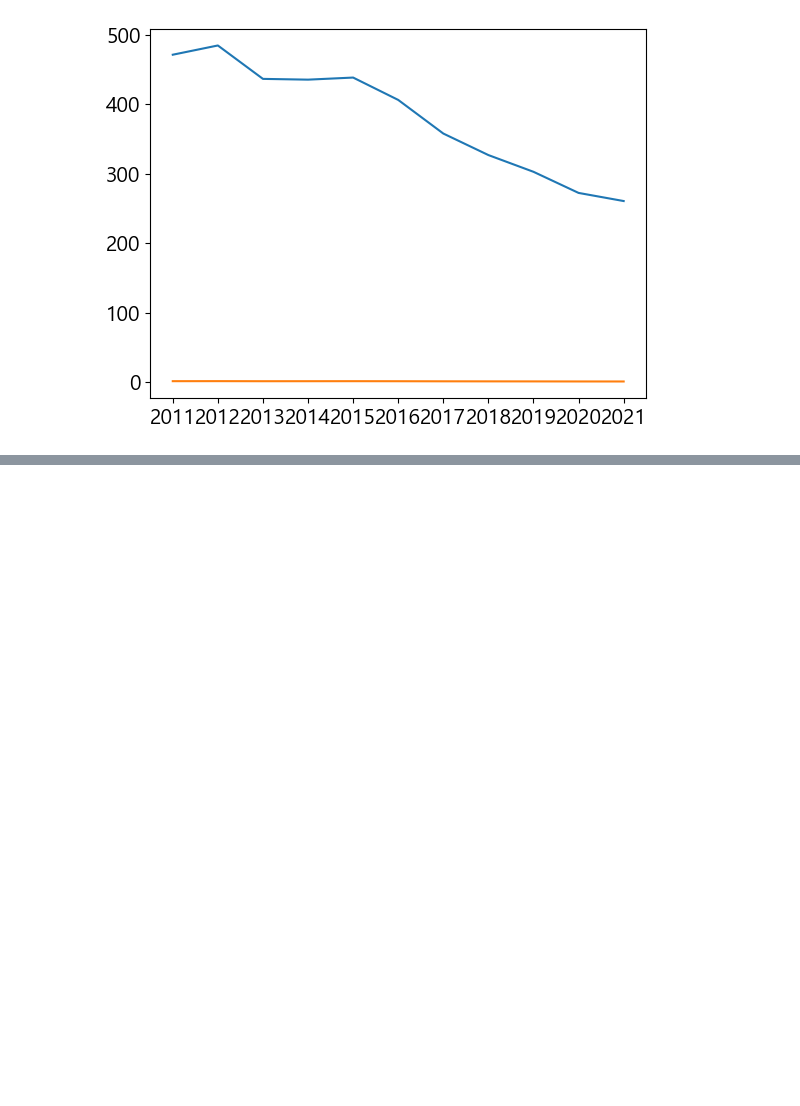
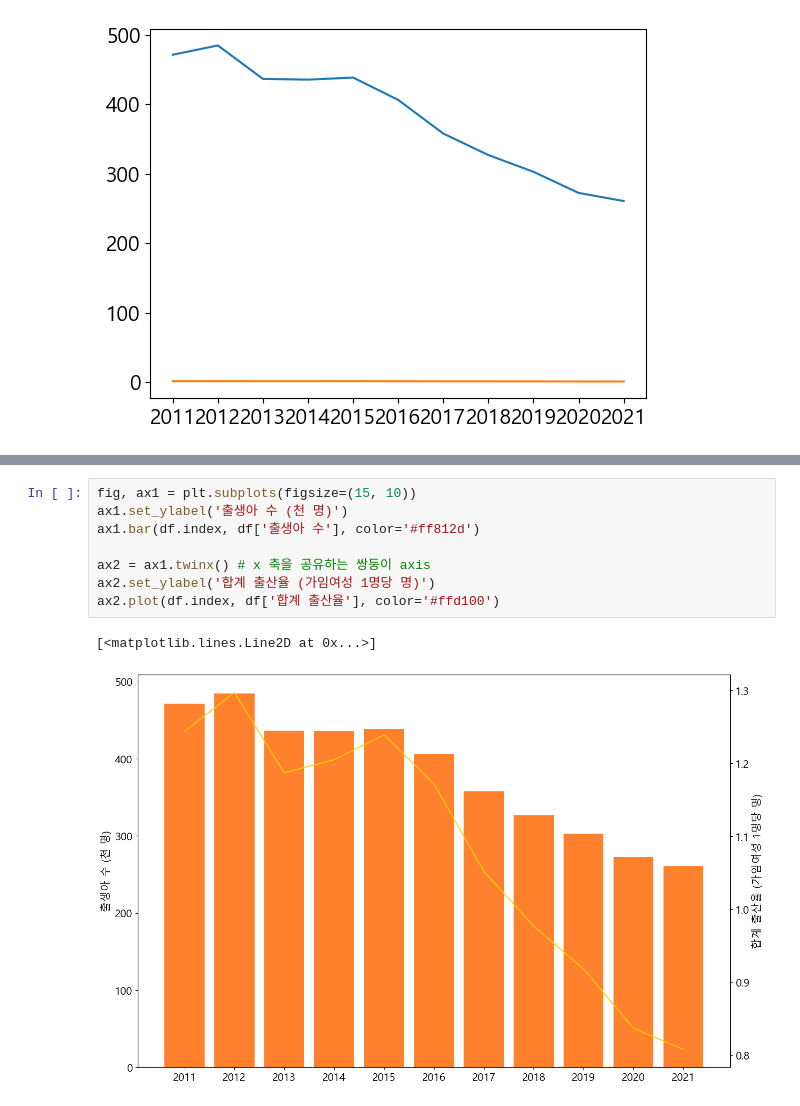
Before and after one commit to koreanbulbasaur/nadocoding_study, a Jupyter notebook: PythonDataWorkspace/Project/02_Number_of_Live_Births.ipynb, the cells around one changed output, grey strips where cells are left out. Cells and saved outputs as stored; diff of their text form; blank space fills up the shorter version.

```diff
--- a/PythonDataWorkspace/Project/02_Number_of_Live_Births.ipynb
+++ b/PythonDataWorkspace/Project/02_Number_of_Live_Births.ipynb
@@ -106,0 +134,11 @@ plt.plot(df.index, df['합계 출산율'])
+# %%
+fig, ax1 = plt.subplots(figsize=(15, 10))
+ax1.set_ylabel('출생아 수 (천 명)')
+ax1.bar(df.index, df['출생아 수'], color='#ff812d')
+
+ax2 = ax1.twinx() # x 축을 공유하는 쌍둥이 axis
+ax2.set_ylabel('합계 출산율 (가임여성 1명당 명)')
+ax2.plot(df.index, df['합계 출산율'], color='#ffd100')
+# %% [output]
+[<matplotlib.lines.Line2D at 0x...>]
+[figure, added]
```
Also changed, not shown: parts of 10 cells of this notebook.
